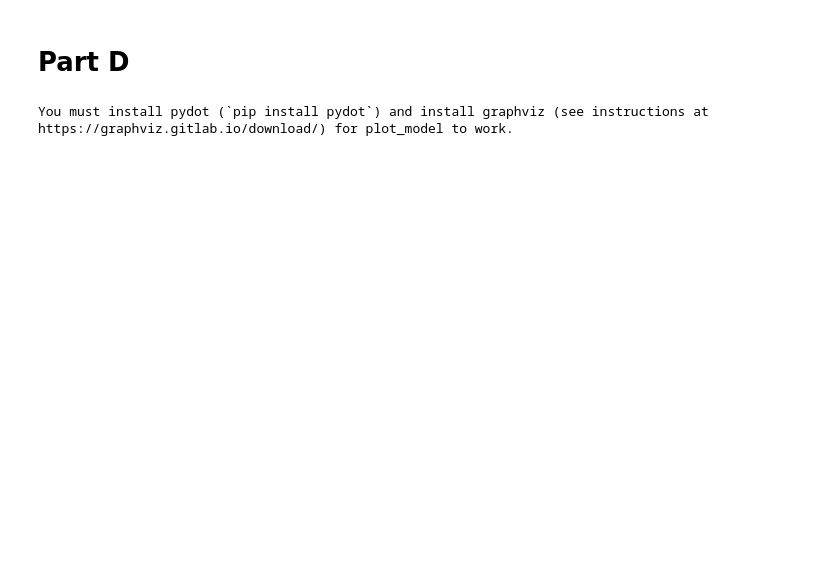
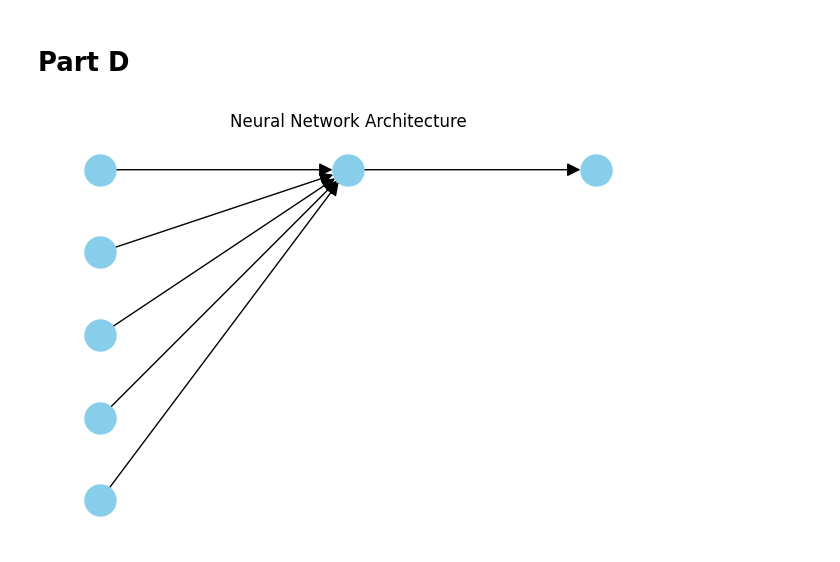
Before and after one commit to moleh13/EC48E, a Jupyter notebook: hw4/PS04.ipynb, the cells around one changed output. Cells and saved outputs as stored; diff of their text form; code cells hidden in the pictures; blank space fills up the shorter version.

Commit message:
neural network

```diff
--- a/hw4/PS04.ipynb
+++ b/hw4/PS04.ipynb
@@ -826,15 +789,42 @@ X = logit_data[['WCTA', 'RETA', 'EBITTA', 'METL', 'STA']]
 y = logit_data['default']
 
 X_train, X_test, y_train, y_test = train_test_split(X, y, test_size=0.2, random_state=42)
+# %%
+# Helper function to plot the neural network
+def plot_nn(model):
+    layers = [model.input_shape[1]] + [layer.units for layer in model.layers]
+    G = nx.DiGraph()
+
+    # Create nodes for each layer
+    pos = {}
+    node_idx = 0
+    for l, layer_size in enumerate(layers):
+        for n in range(layer_size):
+            G.add_node(node_idx, layer=l, pos=(l, n))
+            pos[node_idx] = (l, -n)
+            node_idx += 1
+
+    # Create edges between layers
+    layer_start_idx = 0
+    for l, (layer_size_in, layer_size_out) in enumerate(zip(layers[:-1], layers[1:])):
+        for i in range(layer_size_in):
+            for j in range(layer_size_out):
+                G.add_edge(layer_start_idx + i, layer_start_idx + layer_size_in + j)
+        layer_start_idx += layer_size_in
+
+    # Plot the graph
+    plt.figure(figsize=(6, 4))
+    nx.draw(G, pos, with_labels=False, node_size=500, node_color="skyblue",
+            edge_color="k", linewidths=1, font_size=15, arrows=True, arrowsize=20)
+    plt.title("Neural Network Architecture")
+    plt.show()
 # %%
-np.random.seed(42)
-
+# Define the model
 model1 = Sequential()
-
 model1.add(Dense(1, input_dim=5, activation='relu'))
 model1.add(Dense(1, activation='sigmoid'))
 
-# Plot the model
-tf.keras.utils.plot_model(model1, show_shapes=True)
+# Plot the neural network
+plot_nn(model1)
 # %% [output]
-You must install pydot (`pip install pydot`) and install graphviz (see instructions at https://graphviz.gitlab.io/download/) for plot_model to work.
+[figure, added]
```
Also changed, not shown: parts of 22 cells of this notebook, 2 other files.
